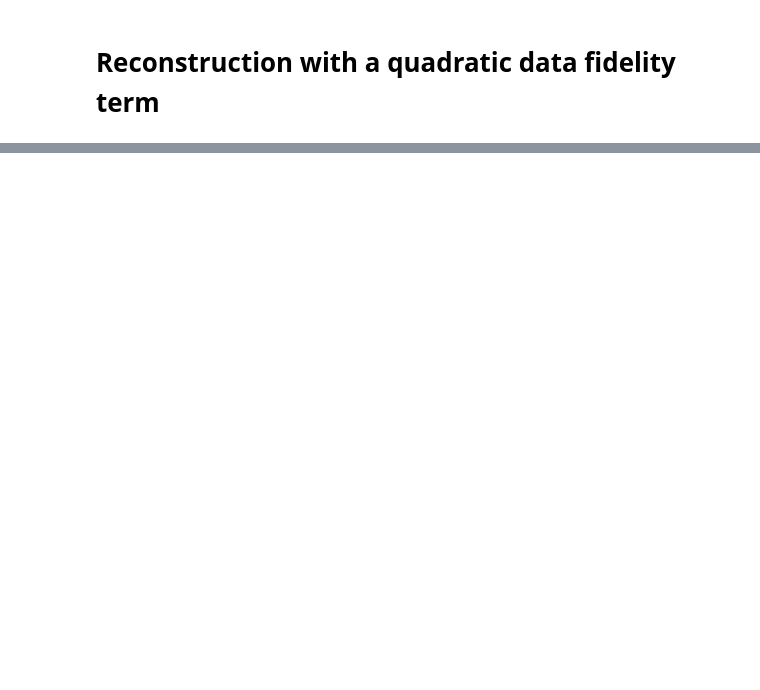
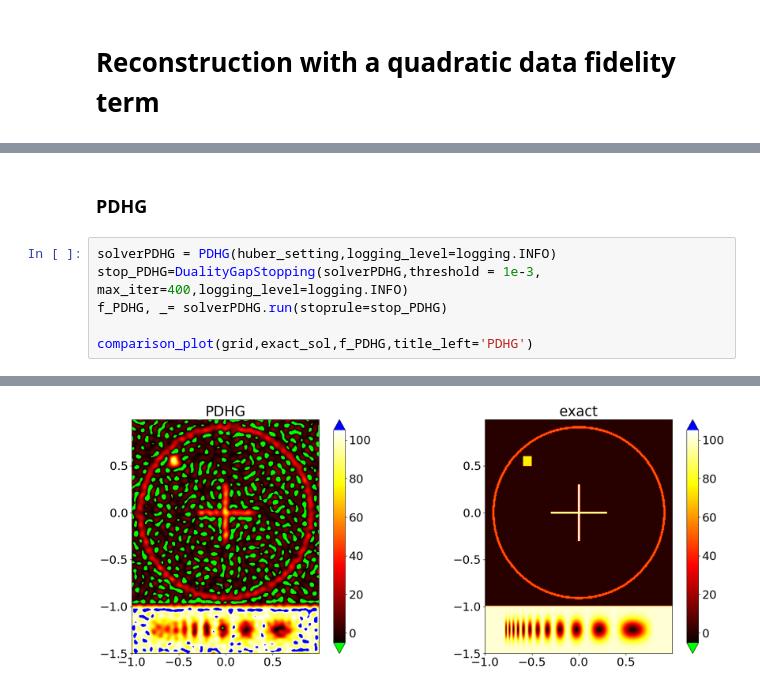
Before and after one commit to regpy/regpy, a Jupyter notebook: examples/deconvolution/impulsive_noise2D.ipynb, the cells around one changed output, grey strips where cells are left out. Saved outputs shown, nothing was run; the diff lists cells and outputs as text; blank space fills up the shorter version.

```diff
--- a/examples/deconvolution/impulsive_noise2D.ipynb
+++ b/examples/deconvolution/impulsive_noise2D.ipynb
@@ -152,0 +137,9 @@ comparison_plot(grid,exact_sol,f_PDHG,title_left='PDHG')
+# %% [markdown]
+### PDHG
+# %%
+solverPDHG = PDHG(huber_setting,logging_level=logging.INFO)
+stop_PDHG=DualityGapStopping(solverPDHG,threshold = 1e-3, max_iter=400,logging_level=logging.INFO)
+f_PDHG, _= solverPDHG.run(stoprule=stop_PDHG)
+
+comparison_plot(grid,exact_sol,f_PDHG,title_left='PDHG')
+# %% [output]
@@ -152,0 +163 @@ comparison_plot(grid,exact_sol,f_PDHG,title_left='PDHG')
+[figure, added]
```
Also changed, not shown: parts of 17 cells of this notebook.
